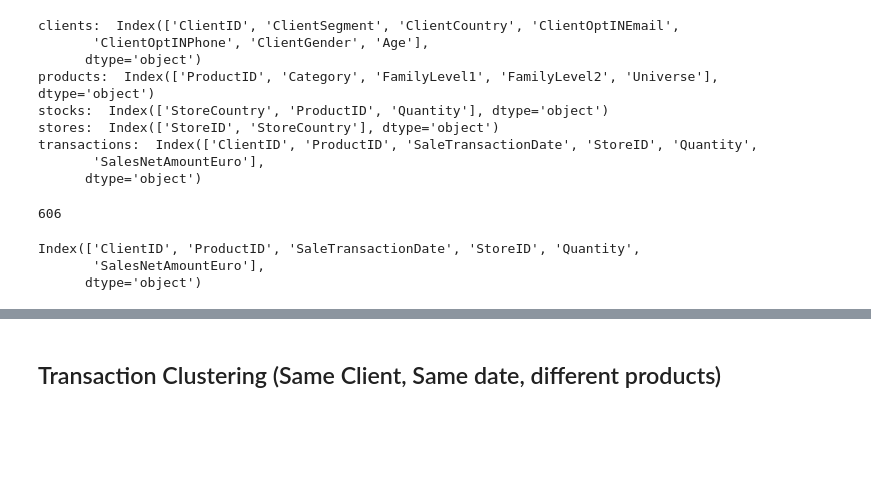
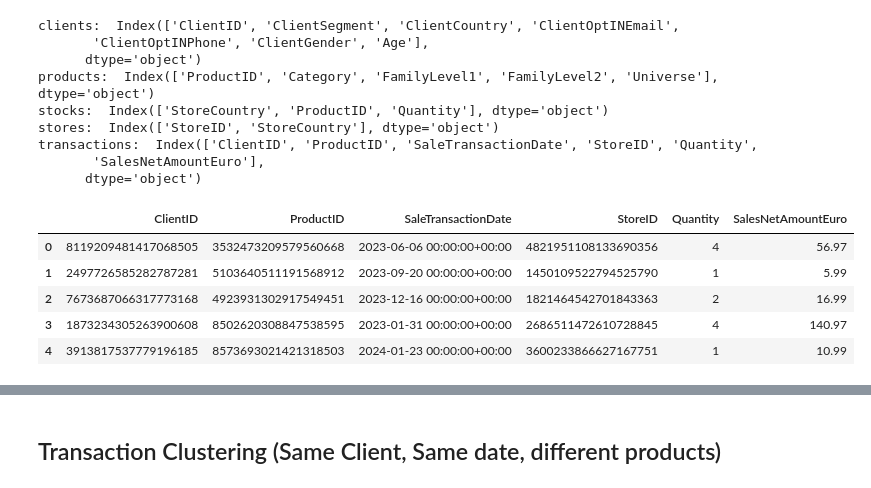
Before and after one commit to ravhello/hackathon, a Jupyter notebook: karim/EDA-karim.ipynb, the cells around one changed output, grey strips where cells are left out. Cells and saved outputs as stored; diff of their text form; code cells hidden in the pictures; blank space fills up the shorter version.

```diff
--- a/karim/EDA-karim.ipynb
+++ b/karim/EDA-karim.ipynb
@@ -27,7 +27,3 @@ stores:  Index(['StoreID', 'StoreCountry'], dtype='object')
 transactions:  Index(['ClientID', 'ProductID', 'SaleTransactionDate', 'StoreID', 'Quantity',
        'SalesNetAmountEuro'],
       dtype='object')
-# %%
-stores['StoreID'].unique().size
-# %% [output]
-606
@@ -36,6 +30,9 @@ transactions = transactions.sort_values(by='ClientID')
 # %%
-transactions.columns
+transactions.head()
 # %% [output]
-Index(['ClientID', 'ProductID', 'SaleTransactionDate', 'StoreID', 'Quantity',
-       'SalesNetAmountEuro'],
-      dtype='object')
+|  | ClientID | ProductID | SaleTransactionDate | StoreID | Quantity | SalesNetAmountEuro |
+| 0 | 8119209481417068505 | 3532473209579560668 | 2023-06-06 00:00:00+00:00 | 4821951108133690356 | 4 | 56.97 |
+| 1 | 2497726585282787281 | 5103640511191568912 | 2023-09-20 00:00:00+00:00 | 1450109522794525790 | 1 | 5.99 |
+| 2 | 7673687066317773168 | 4923931302917549451 | 2023-12-16 00:00:00+00:00 | 1821464542701843363 | 2 | 16.99 |
+| 3 | 1873234305263900608 | 8502620308847538595 | 2023-01-31 00:00:00+00:00 | 2686511472610728845 | 4 | 140.97 |
+| 4 | 3913817537779196185 | 8573693021421318503 | 2024-01-23 00:00:00+00:00 | 3600233866627167751 | 1 | 10.99 |
```
Also changed, not shown: parts of 10 cells of this notebook.
